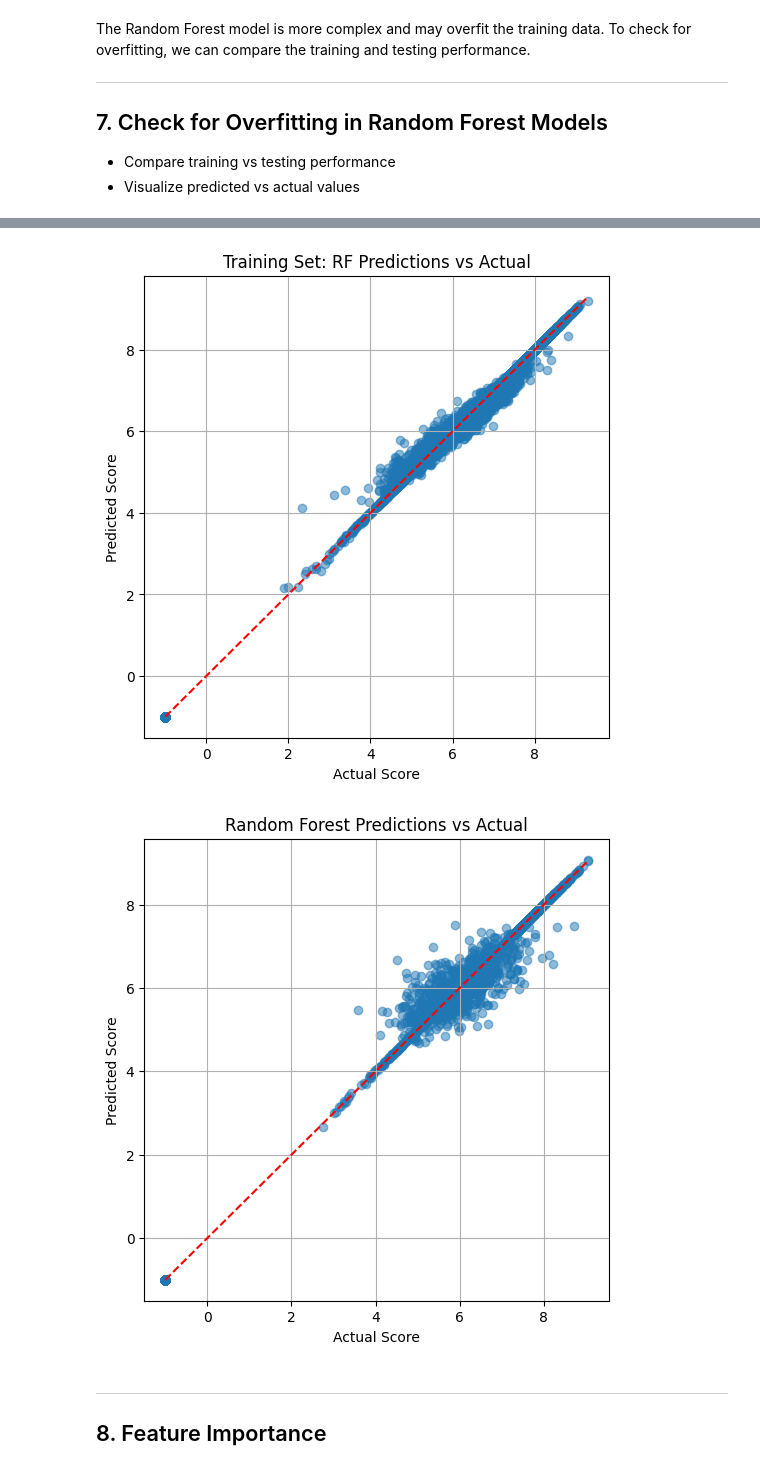
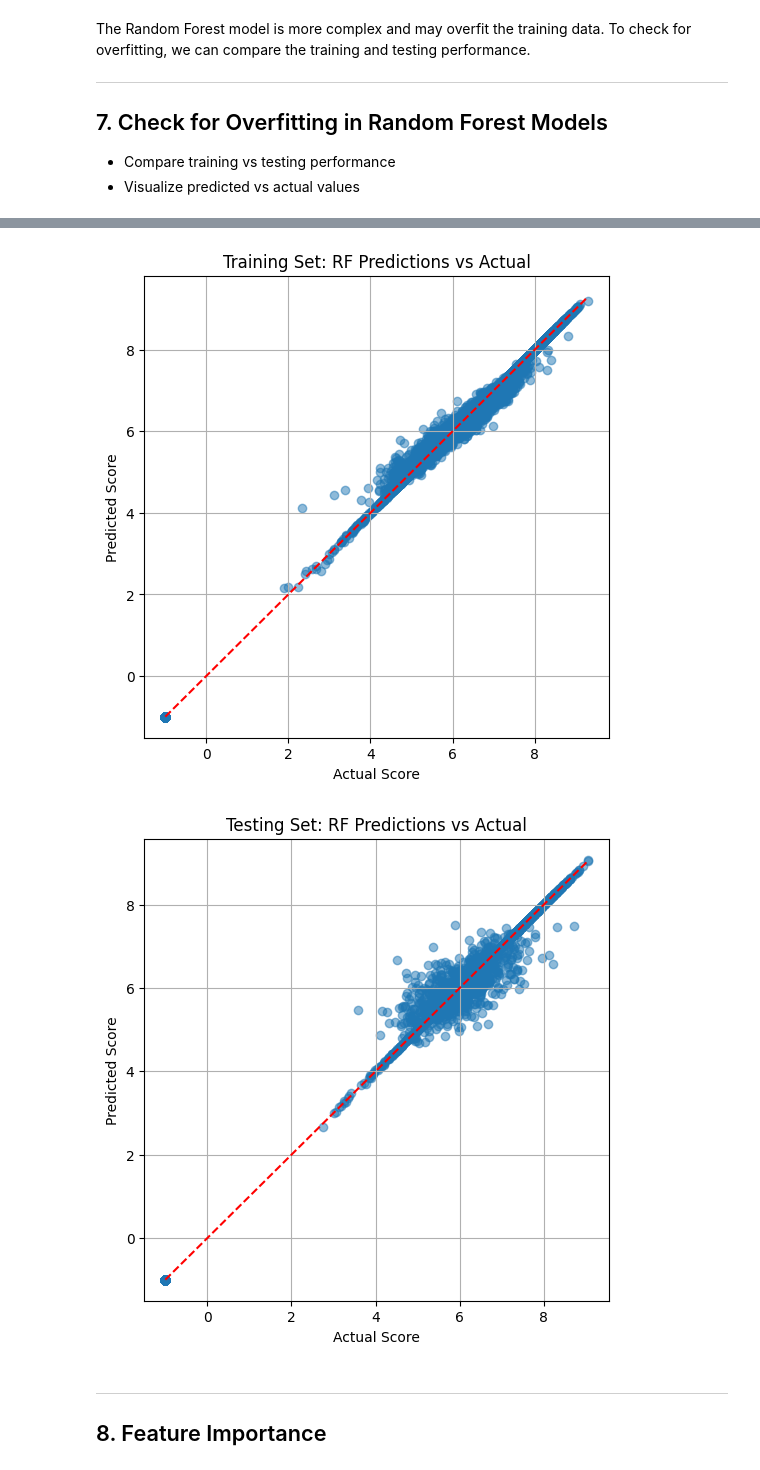
Before and after one commit to MIAR-Riza27/anime-rating-predictor, a Jupyter notebook: notebooks/02-modeling.ipynb, the cells around one changed output, grey strips where cells are left out. Cells and saved outputs as stored; diff of their text form; code cells hidden in the pictures.

Commit message:
docs: Improve visual output of modeling notebook and save the best models

```diff
--- a/notebooks/02-modeling.ipynb
+++ b/notebooks/02-modeling.ipynb
@@ -189,36 +189,36 @@ test_rmse = np.sqrt(mean_squared_error(y_test, y_pred_rf))
 print("\n=== RMSE Comparison ===")
 print(f"Training RMSE: {train_rmse:.4f}")
 print(f"Testing RMSE : {test_rmse:.4f}")
 
 # Scatter Plot: Training Set Predictions vs Actual
 plt.figure(figsize=(6, 6))
 plt.scatter(y_train, y_train_pred_rf, alpha=0.5)
 plt.plot([y_train.min(), y_train.max()], [y_train.min(), y_train.max()], color='red', linestyle='--')
 plt.xlabel("Actual Score")
 plt.ylabel("Predicted Score")
 plt.title("Training Set: RF Predictions vs Actual")
 plt.grid(True)
 plt.show()
 
-# Scatter Plot: Actual vs Predicted
+# Scatter Plot: Testing Set Predictions vs Actual
 plt.figure(figsize=(6, 6))
 plt.scatter(y_test, y_pred_rf, alpha=0.5)
 plt.plot([y_test.min(), y_test.max()], [y_test.min(), y_test.max()], color='red', linestyle='--')
 plt.xlabel("Actual Score")
 plt.ylabel("Predicted Score")
-plt.title("Random Forest Predictions vs Actual")
+plt.title("Testing Set: RF Predictions vs Actual")
 plt.grid(True)
 plt.show()
 # %% [output]
 === R² Comparison ===
 Training R²: 0.9996
 Testing R² : 0.9974
 
 === RMSE Comparison ===
 Training RMSE: 0.0724
 Testing RMSE : 0.1844
 [figure]
-[figure, old version]
+[figure, new version]
 # %% [markdown]
 ---
 ## 8. Feature Importance
```
Also changed, not shown: parts of 3 cells of this notebook.
